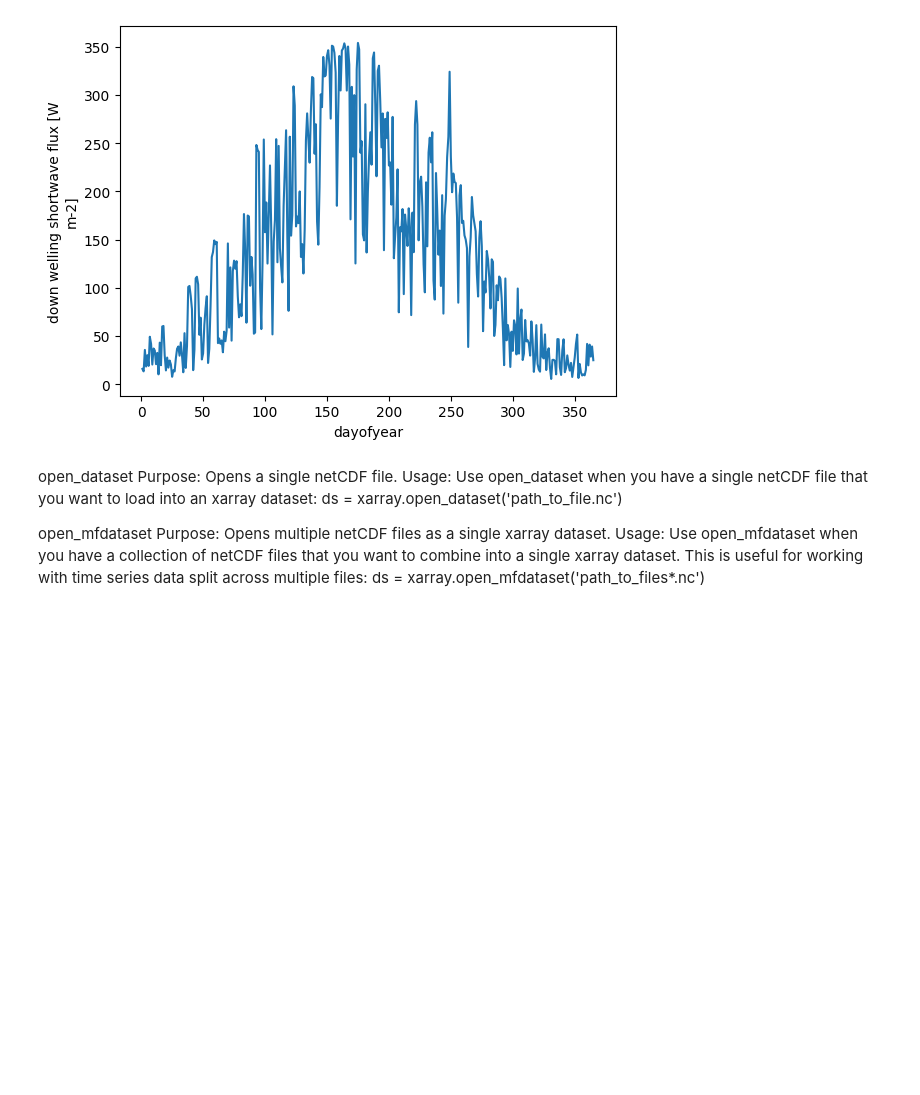
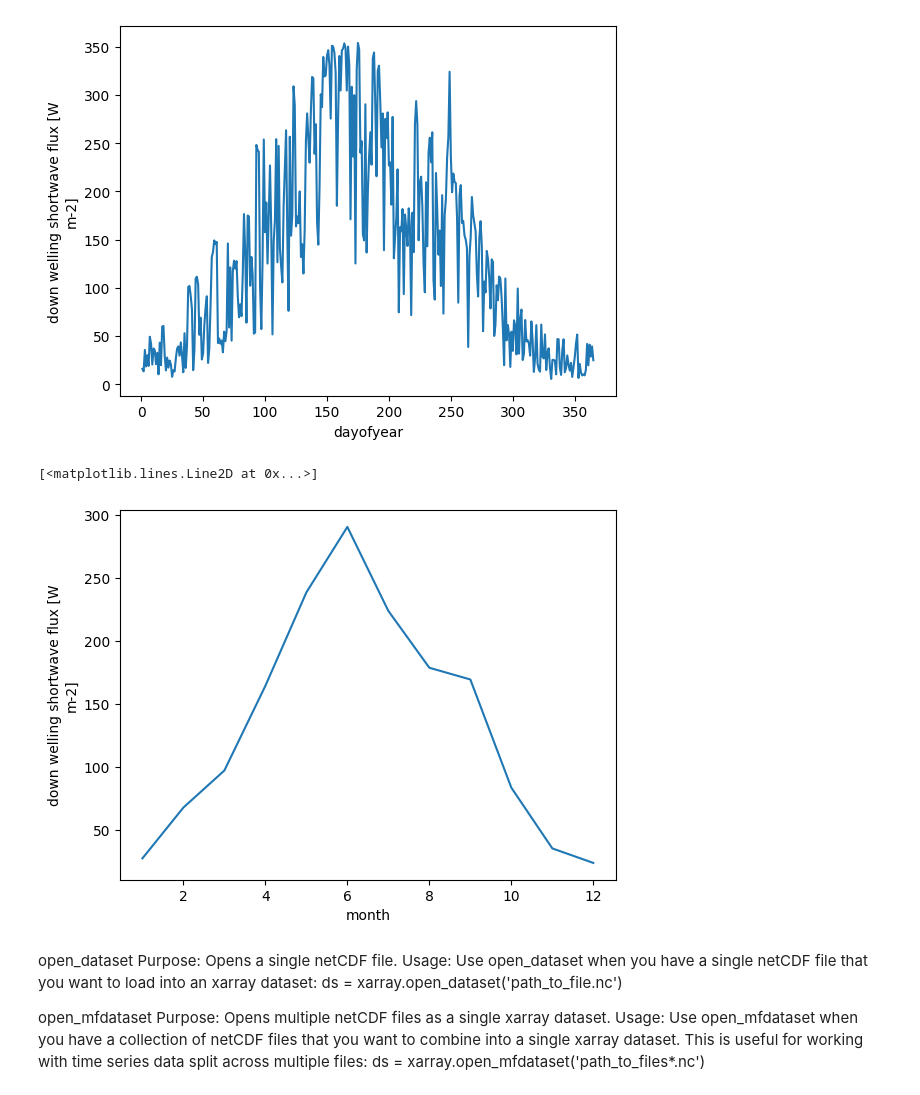
Before and after one commit to Vale150299/ARS, a Jupyter notebook: METRS.ipynb, the cells around one changed output. Drawn from its saved outputs; the diff is of its cells as text; code cells hidden in the pictures; blank space fills up the shorter version.

```diff
--- a/METRS.ipynb
+++ b/METRS.ipynb
@@ -193,6 +223,17 @@ jue_sw_mean.plot()
 # %% [output]
 [<matplotlib.lines.Line2D at 0x...>]
 [figure]
+# %%
+import xarray as xr
+
+# Assuming 'time' is your time coordinate in your xarray dataset
+jue_sw_mean_month = jue_sw.rsds.groupby('time.month').mean(dim='time')
+
+# Plotting
+jue_sw_mean_month.plot()
+# %% [output]
+[<matplotlib.lines.Line2D at 0x...>]
+[figure, added]
 # %% [markdown]
 open_dataset
 Purpose: Opens a single netCDF file.
```
Also changed, not shown: parts of 20 cells of this notebook.
